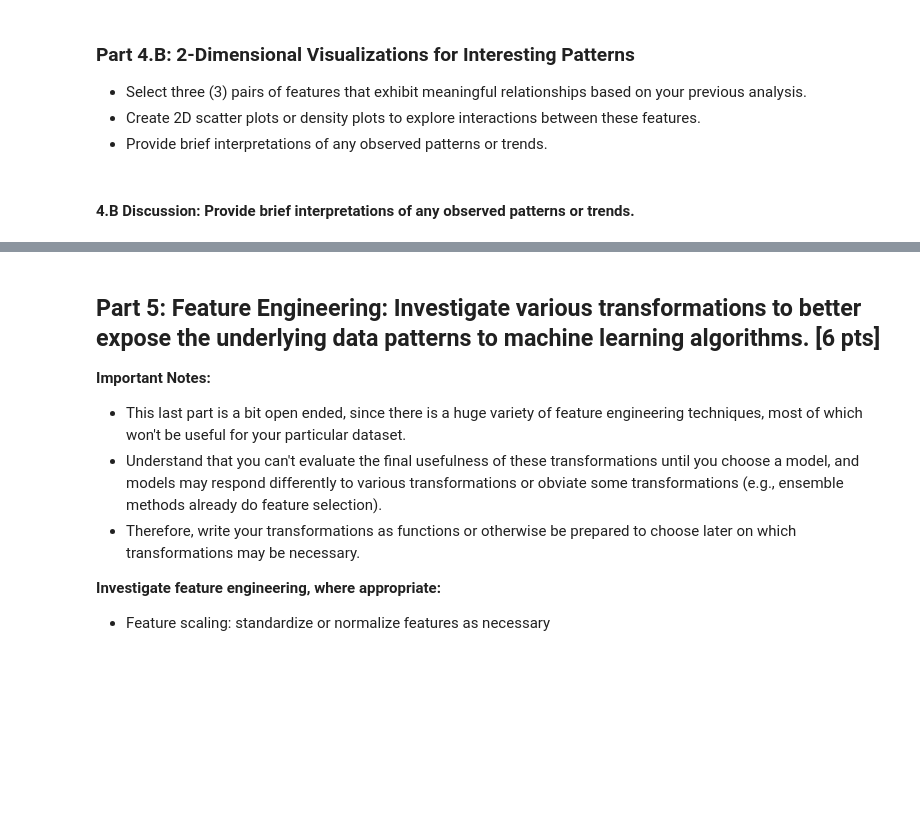
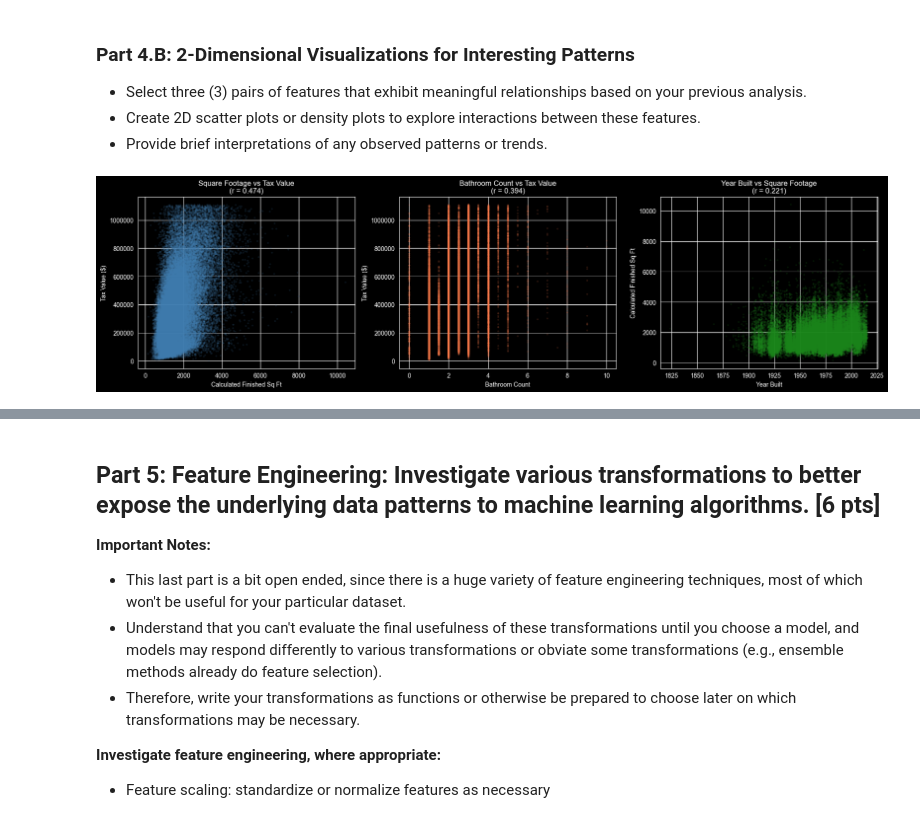
Before and after one commit to reynolkb-bu/Module-3-Assignments, a Jupyter notebook: Milestone_01.ipynb, the cells around one changed output, grey strips where cells are left out. Cells and saved outputs as stored; diff of their text form; code cells hidden in the pictures; blank space fills up the shorter version.

```diff
--- a/Milestone_01.ipynb
+++ b/Milestone_01.ipynb
@@ -769,5 +769,36 @@ The correlation matrix and F-statistics both highlight `calculatedfinishedsquare
    - Select three (3) pairs of features that exhibit meaningful relationships based on your previous analysis.
    - Create 2D scatter plots or density plots to explore interactions between these features.
    - Provide brief interpretations of any observed patterns or trends.
-# %% [markdown]
-#### **4.B Discussion:** Provide brief interpretations of any observed patterns or trends.
+# %%
+# 4B: 2D Visualizations for three interesting feature pairs
+
+fig, axes = plt.subplots(1, 3, figsize=(18, 5))
+
+# 1. Square footage vs Tax Value (strongest predictor of target)
+axes[0].scatter(df5['calculatedfinishedsquarefeet'], df5['taxvaluedollarcnt'],
+                alpha=0.1, s=5, color='steelblue')
+axes[0].set_xlabel('Calculated Finished Sq Ft')
+axes[0].set_ylabel('Tax Value ($)')
+axes[0].set_title('Square Footage vs Tax Value\n(r = 0.474)')
+
+# 2. Bathroom count vs Tax Value (strong categorical-like predictor)
+axes[1].scatter(df5['bathroomcnt'], df5['taxvaluedollarcnt'],
+                alpha=0.1, s=5, color='coral')
+axes[1].set_xlabel('Bathroom Count')
+axes[1].set_ylabel('Tax Value ($)')
+axes[1].set_title('Bathroom Count vs Tax Value\n(r = 0.394)')
+
+# 3. Square footage vs Year Built (two top predictors, feature-feature relationship)
+axes[2].scatter(df5['yearbuilt'], df5['calculatedfinishedsquarefeet'],
+                alpha=0.1, s=5, color='forestgreen')
+axes[2].set_xlabel('Year Built')
+axes[2].set_ylabel('Calculated Finished Sq Ft')
+axes[2].set_title('Year Built vs Square Footage\n(r = 0.221)')
+
+for ax in axes:
+    ax.ticklabel_format(style='plain', axis='both')
+
+plt.tight_layout()
+plt.show()
+# %% [output]
+[figure, added]
```
Also changed, not shown: parts of 1 cell of this notebook.
